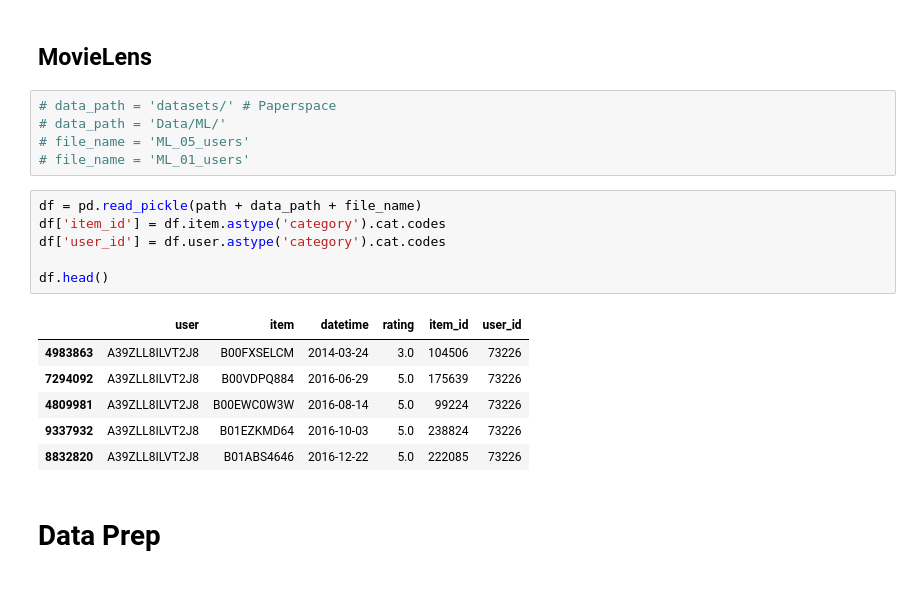
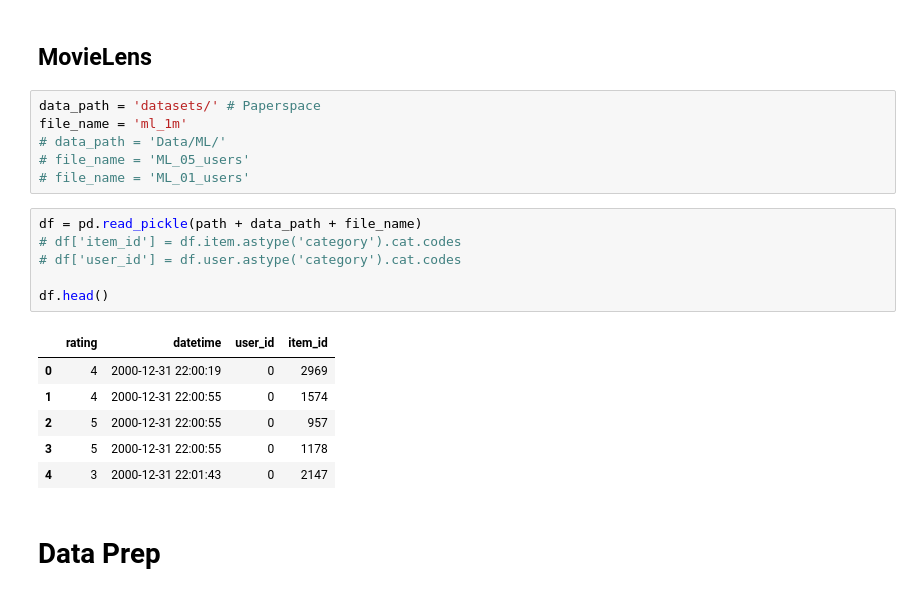
Before and after one commit to ROpdam/recommender_comparison, a Jupyter notebook: CF_RNN.ipynb, the cells around one changed output. Saved outputs shown, nothing was run; the diff lists cells and outputs as text.

Commit message:
Get CFRNN data ready for MovieLens run

```diff
--- a/CF_RNN.ipynb
+++ b/CF_RNN.ipynb
@@ -27,23 +27,24 @@ file_name = 'Amazon_01_users'
 # %% [markdown]
 ## MovieLens
 # %%
-# data_path = 'datasets/' # Paperspace
+data_path = 'datasets/' # Paperspace
+file_name = 'ml_1m'
 # data_path = 'Data/ML/'
 # file_name = 'ML_05_users'
 # file_name = 'ML_01_users'
 # %%
 df = pd.read_pickle(path + data_path + file_name)
-df['item_id'] = df.item.astype('category').cat.codes
-df['user_id'] = df.user.astype('category').cat.codes
+# df['item_id'] = df.item.astype('category').cat.codes
+# df['user_id'] = df.user.astype('category').cat.codes
 
 df.head()
 # %% [output]
-|  | user | item | datetime | rating | item_id | user_id |
-| 4983863 | A39ZLL8ILVT2J8 | B00FXSELCM | 2014-03-24 | 3.0 | 104506 | 73226 |
-| 7294092 | A39ZLL8ILVT2J8 | B00VDPQ884 | 2016-06-29 | 5.0 | 175639 | 73226 |
-| 4809981 | A39ZLL8ILVT2J8 | B00EWC0W3W | 2016-08-14 | 5.0 | 99224 | 73226 |
-| 9337932 | A39ZLL8ILVT2J8 | B01EZKMD64 | 2016-10-03 | 5.0 | 238824 | 73226 |
-| 8832820 | A39ZLL8ILVT2J8 | B01ABS4646 | 2016-12-22 | 5.0 | 222085 | 73226 |
+|  | rating | datetime | user_id | item_id |
+| 0 | 4 | 2000-12-31 22:00:19 | 0 | 2969 |
+| 1 | 4 | 2000-12-31 22:00:55 | 0 | 1574 |
+| 2 | 5 | 2000-12-31 22:00:55 | 0 | 957 |
+| 3 | 5 | 2000-12-31 22:00:55 | 0 | 1178 |
+| 4 | 3 | 2000-12-31 22:01:43 | 0 | 2147 |
 # %% [markdown]
 # Data Prep
 # %% [markdown]
```
Also changed, not shown: parts of 12 cells of this notebook.
